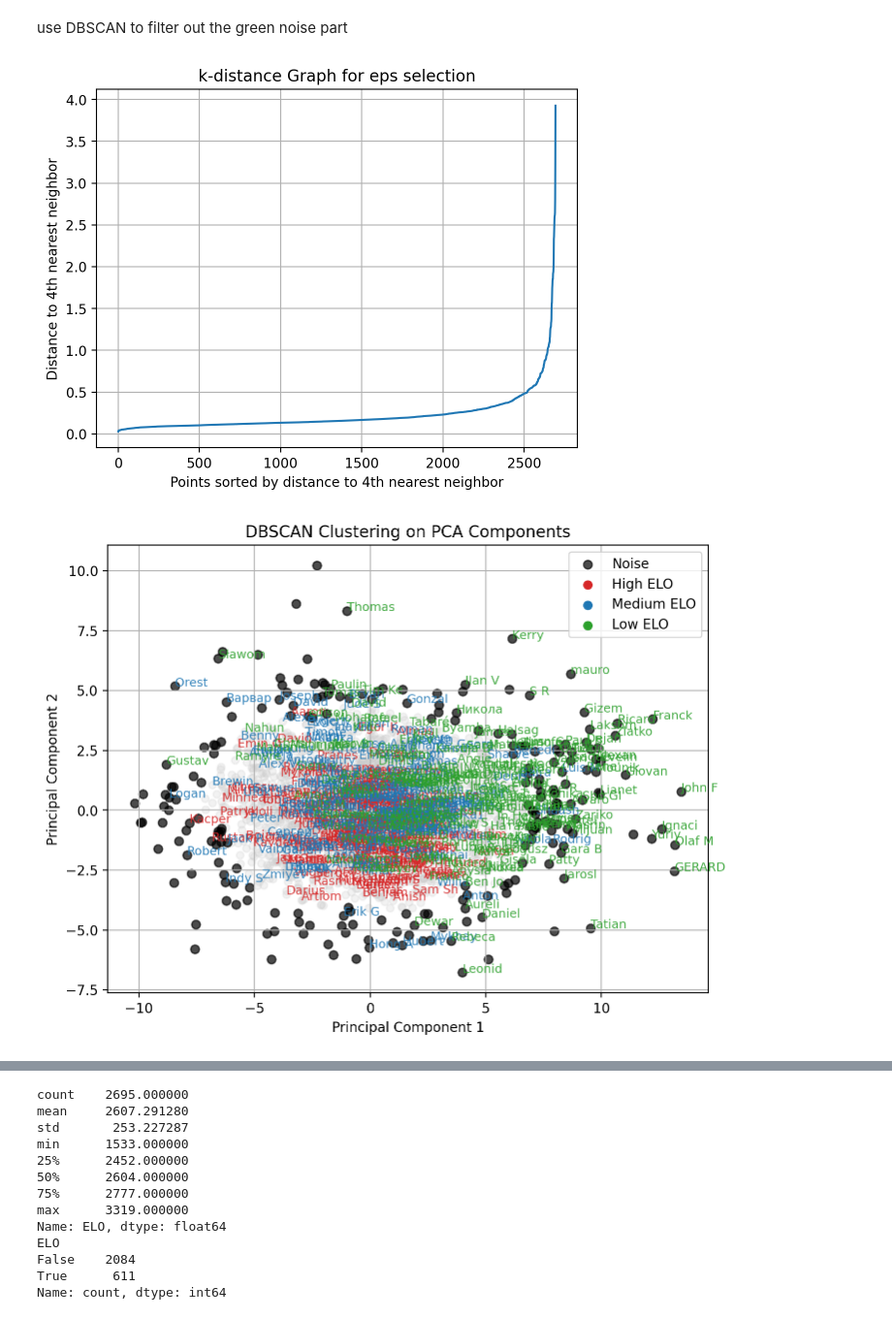
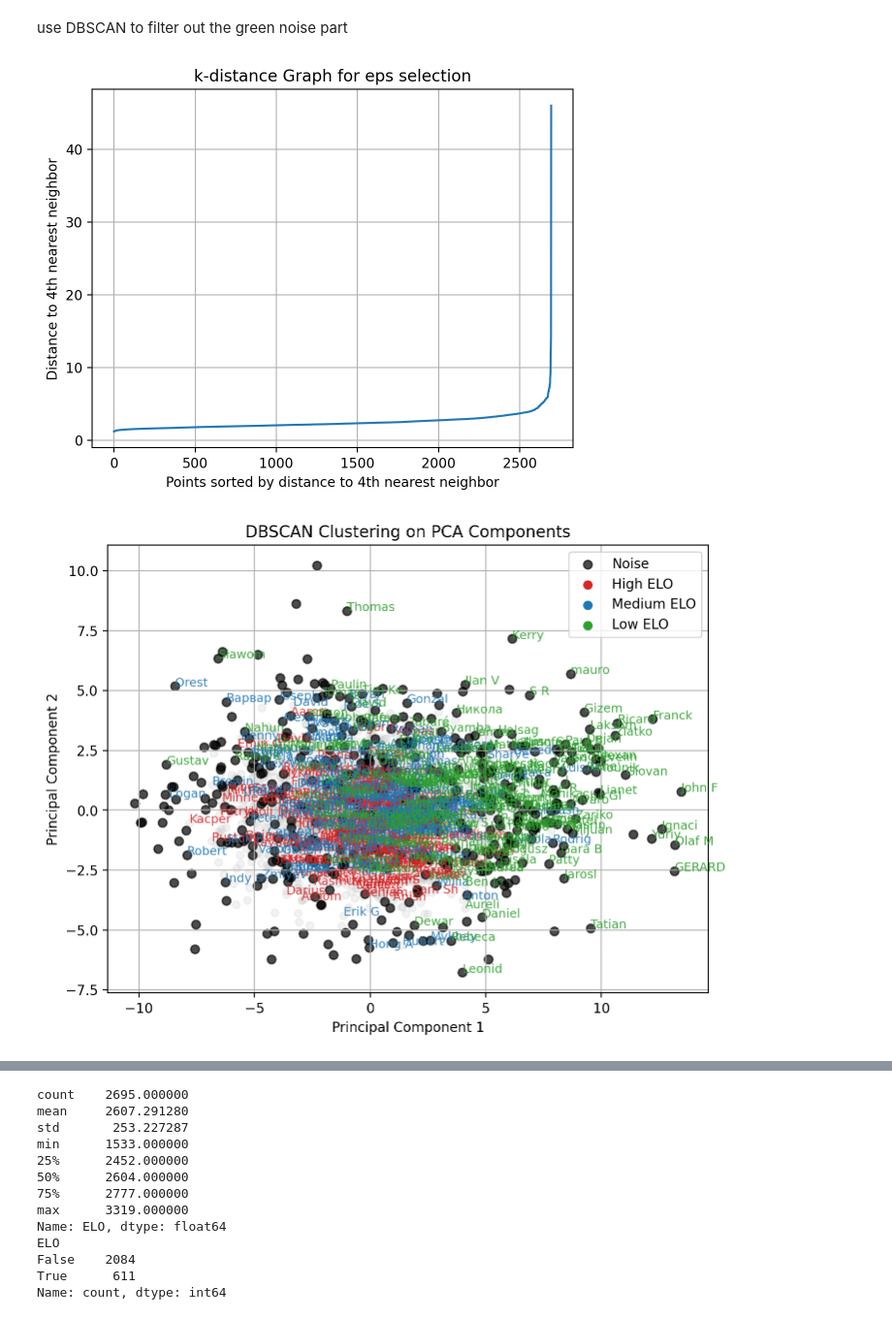
Before and after one commit to zZimablueee/Chess, a Jupyter notebook: player-cluster/classifier.ipynb, the cells around one changed output, grey strips where cells are left out. Shown at 97% size. Cells and saved outputs as stored; diff of their text form; code cells hidden in the pictures.

```diff
--- a/player-cluster/classifier.ipynb
+++ b/player-cluster/classifier.ipynb
@@ -48,7 +48,7 @@ df_filt = df[df.TotalGames > 100][cols].fillna(0).reset_index(drop=True)
 # Create the pipeline
 pca_pipeline = Pipeline([
     ("scaler", StandardScaler()),
-    ("pca", PCA(n_components=2))
+    ("pca", PCA(n_components=10))
 ])
 
 # Fit the pipeline and transform the data
@@ -103,9 +103,9 @@ plt.grid(True)
 plt.show()
 #eps选择大概0.5这样
 # %% [output]
-[figure, old version]
+[figure, new version]
 # %%
-dbscan=DBSCAN(eps=0.8,min_samples=20)
+dbscan=DBSCAN(eps=3,min_samples=20)
 #让噪声点变多：减小eps，增加min_samples
 labels=dbscan.fit_predict(X_pca)
 plt.figure(figsize=(8,6))
@@ -122,34 +122,34 @@ for k in set(labels):
     mask = (labels == k)
     if k == -1:
         # Noise: 黑色
         plt.scatter(X_pca[mask,0], X_pca[mask,1], c='k', s=40, alpha=0.7, label='Noise')
     else:
         # 非噪声 cluster：统一浅灰色
         plt.scatter(X_pca[mask,0], X_pca[mask,1], c='#CCCCCC', s=30, alpha=0.25)
 
 def plot_player_group(player_list, color, label):
     for name in player_list:
         if name not in df_sel.user.values:
             continue
         idx = df_sel[df_sel.user == name].index[0]
         plt.text(
             X_pca[idx, 0], X_pca[idx, 1], name[:6],
             color=color, fontsize=9, alpha=0.9
         )
     plt.scatter([], [], color=color, label=label)  # legend entry
 
 plot_player_group(highest_players, 'C3', 'High ELO')
 plot_player_group(medium_players, 'C0', 'Medium ELO')
 plot_player_group(lowest_players, 'C2', 'Low ELO')
 
 plt.xlabel('Principal Component 1')
 plt.ylabel('Principal Component 2')
 plt.title('DBSCAN Clustering on PCA Components')
 plt.legend()
 plt.grid(True)
 plt.show()
 # %% [output]
-[figure, old version]
+[figure, new version]
 # %%
 #获得这些噪声具体是谁，即noise_players里的人
 noise_indices=np.where(labels==-1)[0]
```
Also changed, not shown: parts of 24 cells of this notebook, 1 other file.
